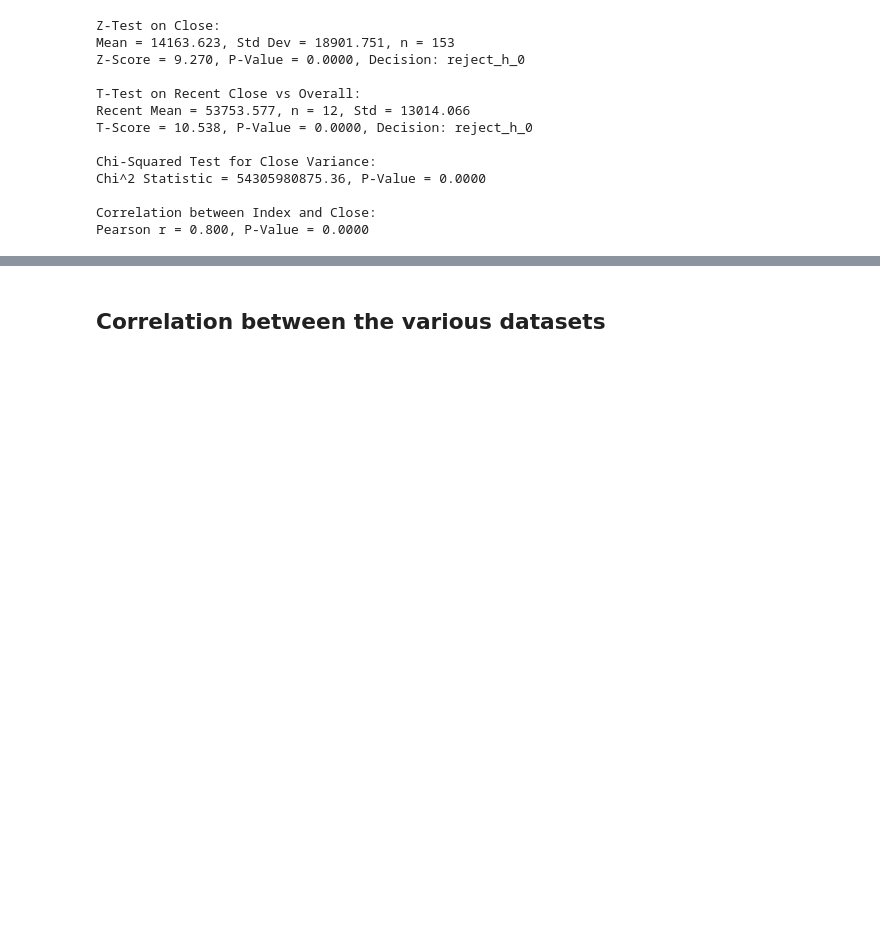
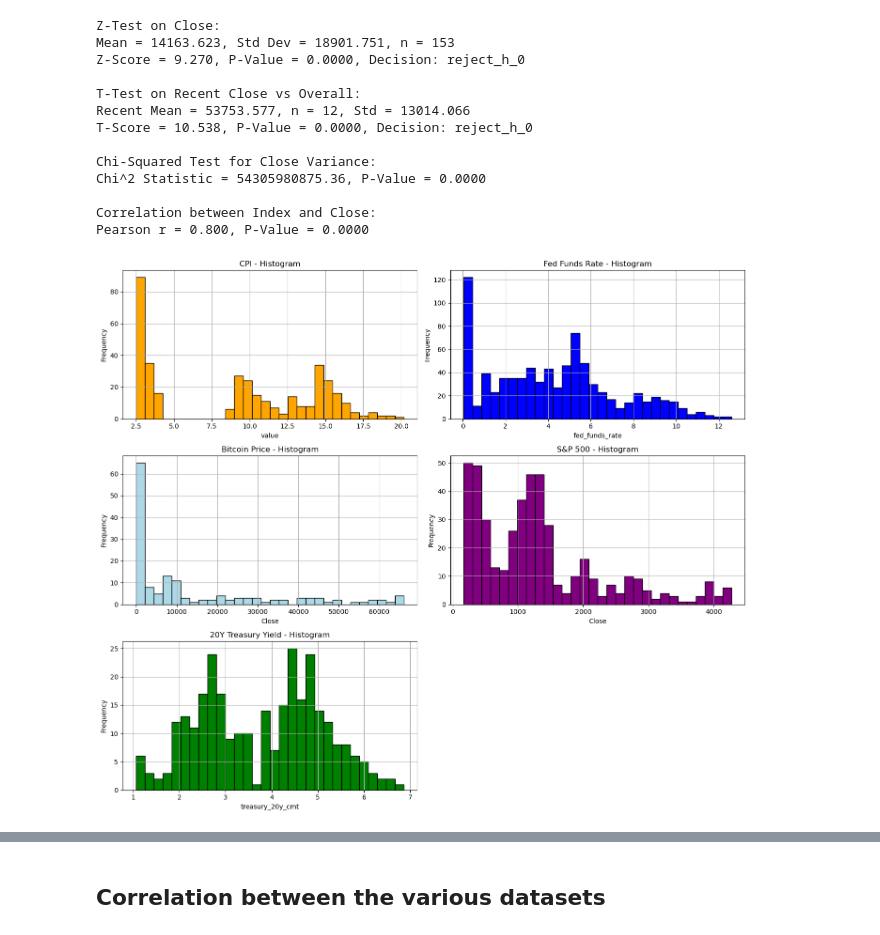
Before and after one commit to johnsonlarryl/prime-derivative, a Jupyter notebook: notebooks/EDA-4-2-2025.ipynb, the cells around one changed output, grey strips where cells are left out. Drawn from its saved outputs; the diff is of its cells as text; code cells hidden in the pictures; blank space fills up the shorter version.

```diff
--- a/notebooks/EDA-4-2-2025.ipynb
+++ b/notebooks/EDA-4-2-2025.ipynb
@@ -786,0 +888,10 @@ Pearson r = 0.800, P-Value = 0.0000
+# %%
+plot_statistical_histograms_grid([
+    {'df': cpi_monthly, 'column': 'value', 'title': 'CPI', 'color': 'orange'},
+    {'df': fed_monthly, 'column': 'fed_funds_rate', 'title': 'Fed Funds Rate', 'color': 'blue'},
+    {'df': bitcoin_monthly, 'column': 'Close', 'title': 'Bitcoin Price', 'color': 'lightblue'},
+    {'df': wsj_monthly, 'column': 'Close', 'title': 'S&P 500', 'color': 'purple'},
+    {'df': treasury_monthly, 'column': 'treasury_20y_cmt', 'title': '20Y Treasury Yield', 'color': 'green'}
+])
+# %% [output]
+[figure, added]
```
Also changed, not shown: parts of 20 cells of this notebook.
